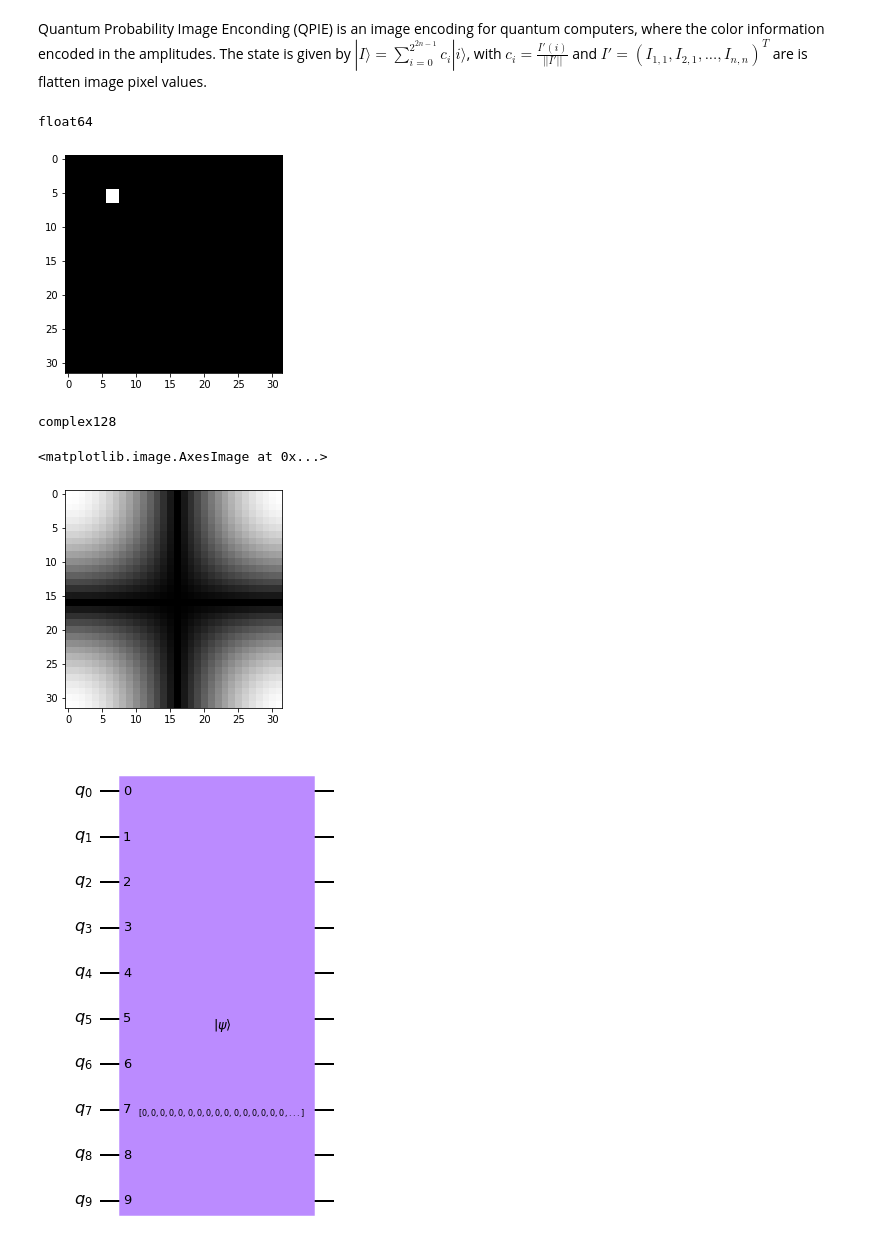
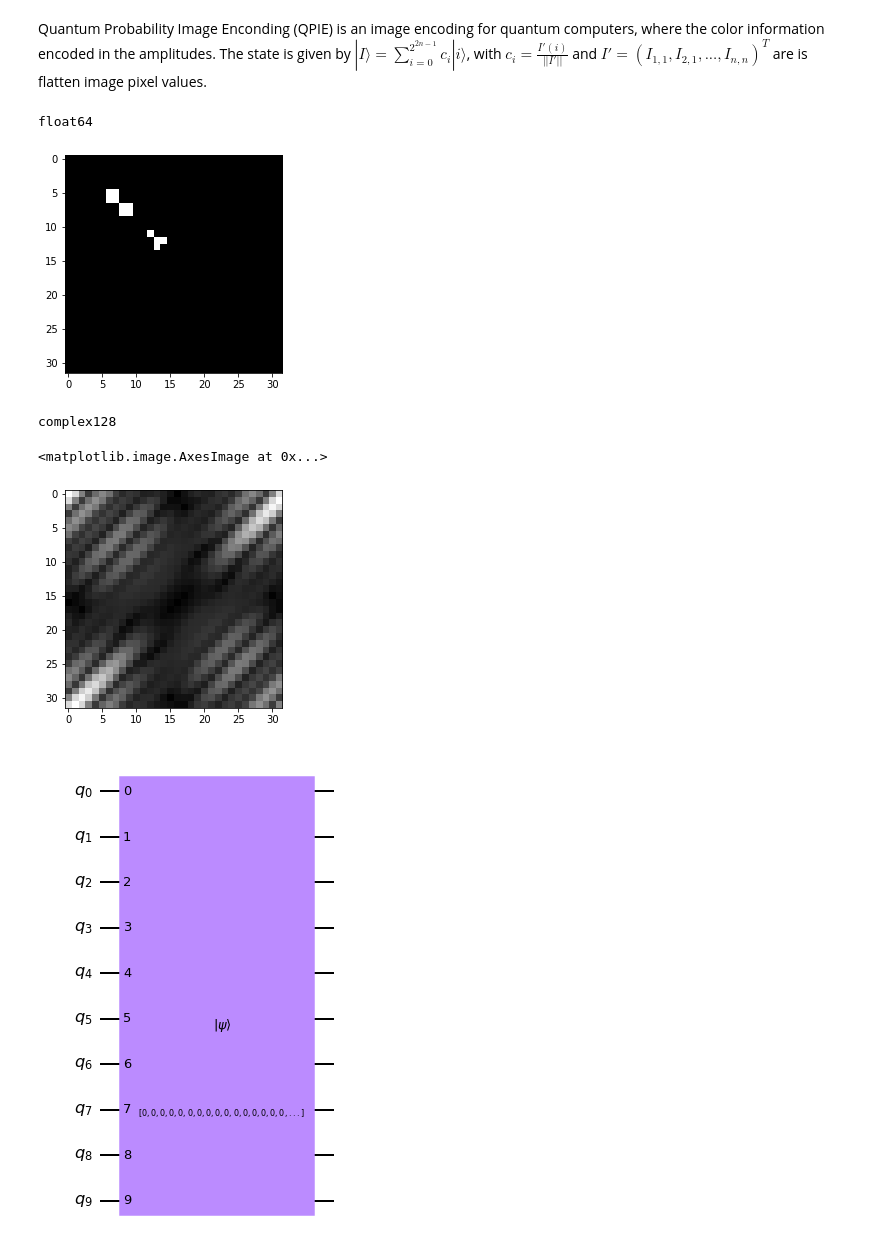
Before and after one commit to QuantumRadioAstronomy/visibility_repr, a Jupyter notebook: QPIE_&_IQFT.ipynb, the cells around one changed output. Drawn from its saved outputs; the diff is of its cells as text; code cells hidden in the pictures.

```diff
--- a/QPIE_&_IQFT.ipynb
+++ b/QPIE_&_IQFT.ipynb
@@ -33,19 +33,27 @@ im[5,6] = 1
 im[6,6] = 1
 im[5,7] = 1
 im[6,7] = 1
+im[7,8] = 1
+im[8,8] = 1
+im[7,9] = 1
+im[8,9] = 1
+im[11,12] = 1
+im[12,13] = 1
+im[13,13] = 1
+im[12,14] = 1
 plt.imshow(im,cmap='gray')
 print(im.dtype)
 # %% [output]
 float64
-[figure, old version]
+[figure, new version]
 # %%
-ft = fft2(im)
+ft = ifft2(im)
 print(ft.dtype)
 plt.imshow(np.abs(ft),cmap='gray')
 # %% [output]
 complex128
 <matplotlib.image.AxesImage at 0x...>
-[figure, old version]
+[figure, new version]
 # %%
 qc = qpie_circuit(im)
 qc.draw('mpl')
```
Also changed, not shown: parts of 9 cells of this notebook.
